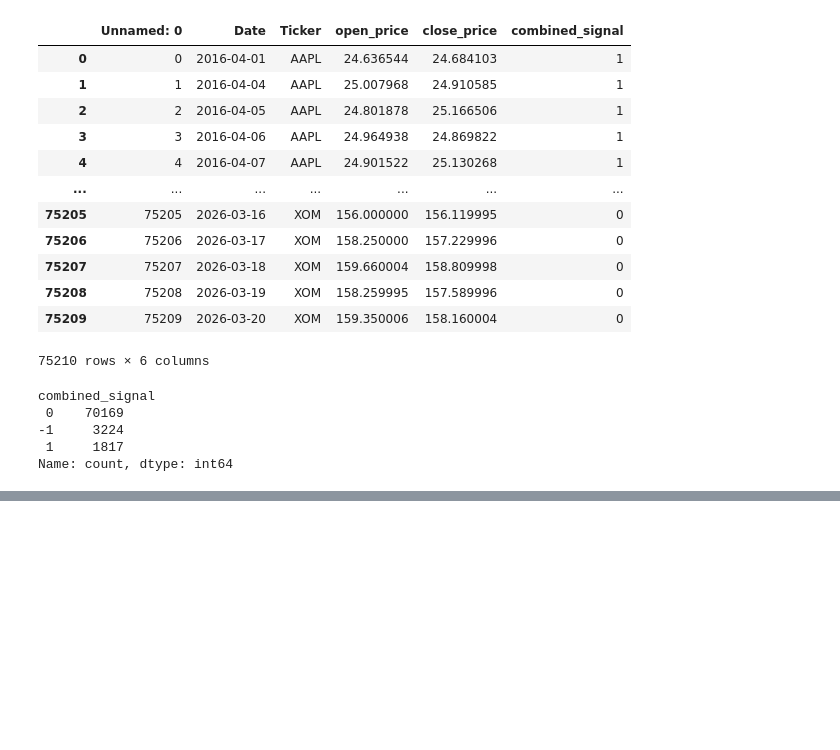
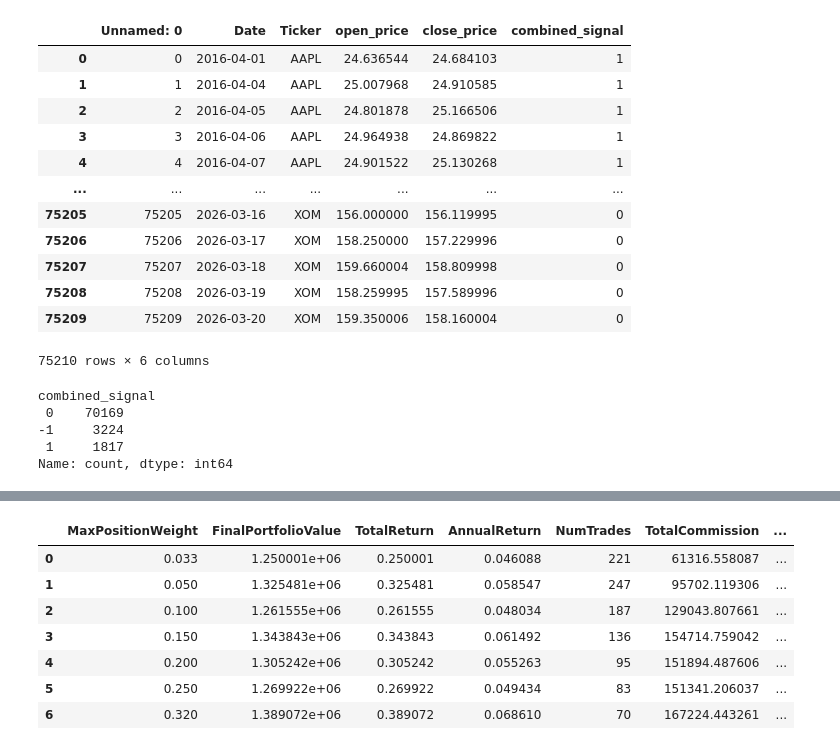
Before and after one commit to Kamend1/data_science_final_project, a Jupyter notebook: notebooks/1_4_signal_to_portfolio_influence_hypothesis_testing.ipynb, the cells around one changed output, grey strips where cells are left out. Cells and saved outputs as stored; diff of their text form; code cells hidden in the pictures; blank space fills up the shorter version.

```diff
--- a/notebooks/1_4_signal_to_portfolio_influence_hypothesis_testing.ipynb
+++ b/notebooks/1_4_signal_to_portfolio_influence_hypothesis_testing.ipynb
@@ -527,0 +335,96 @@ Equal weight annual return: 8.58%
+# %%
+# 1) target weights to test
+target_weights = np.array([0.033, 0.05, 0.10, 0.15, 0.20, 0.25, 0.32])
+risk_free_rate = 0.03
+summary_rows = []
+
+# optional: keep full outputs for each run if you want to inspect them later
+all_runs = {}
+
+for weight in target_weights:
+    daily_df, trade_log_df, final_positions, final_positions_df, final_portfolio_value = pf_test.backtest_signal_strategy(
+        df,
+        initial_capital=1_000_000,
+        annual_cash_rate=risk_free_rate,
+        buy_cost_multiplier=1.01,
+        sell_cost_multiplier=0.99,
+        max_position_weight=weight,
+        min_trade_dollars=1000,
+    )
+
+    # --- basic period stats ---
+    start_value = 1_000_000
+    n_days = len(daily_df)
+    n_years = n_days / 252  # trading-day convention
+
+    total_return = final_portfolio_value / start_value - 1
+    annual_return = (final_portfolio_value / start_value) ** (1 / n_years) - 1 if n_years > 0 else np.nan
+
+    # --- trading / commission ---
+    num_trades = len(trade_log_df)
+    total_commission = (trade_log_df["TradeValue"] * 0.01).sum() if not trade_log_df.empty else 0.0
+
+    # --- cash / exposure ---
+    avg_cash = daily_df["Cash"].mean()
+    daily_df = daily_df.copy()
+    daily_df["CashWeight"] = daily_df["Cash"] / daily_df["TotalPortfolioValue"]
+    avg_cash_weight = daily_df["CashWeight"].mean()
+    avg_invested_weight = 1 - avg_cash_weight
+
+    # --- portfolio volatility based on portfolio daily returns ---
+    portfolio_daily_std = daily_df["DailyReturn"].std()
+
+    # optional annualized vol
+    annualized_vol = portfolio_daily_std * np.sqrt(252)
+
+    # --- cash interest ---
+    total_cash_interest = daily_df["CashInterest"].sum()
+
+    # --- store row ---
+    summary_rows.append({
+        "MaxPositionWeight": weight,
+        "FinalPortfolioValue": final_portfolio_value,
+        "TotalReturn": total_return,
+        "AnnualReturn": annual_return,
+        "NumTrades": num_trades,
+        "TotalCommission": total_commission,
+        "AverageCash": avg_cash,
+        "AverageCashWeight": avg_cash_weight,
+        "AverageInvestedWeight": avg_invested_weight,
+        "PortfolioDailyStd": portfolio_daily_std,
+        "AnnualizedVolatility": annualized_vol,
+        "TotalCashInterest": total_cash_interest,
+    })
+
+    # optional: keep outputs
+    all_runs[weight] = {
+        "daily_df": daily_df,
+        "trade_log_df": trade_log_df,
+        "final_positions": final_positions,
+        "final_positions_df": final_positions_df,
+        "final_portfolio_value": final_portfolio_value,
+    }
+
+summary_df = pd.DataFrame(summary_rows).sort_values("MaxPositionWeight").reset_index(drop=True)
+
+summary_df["SharpeRatio"] = np.where(
+    summary_df["AnnualizedVolatility"] > 0,
+    (summary_df["AnnualReturn"] - risk_free_rate) / summary_df["AnnualizedVolatility"],
+    np.nan
+)
+
+summary_df["Sharpe_ExCash"] = (
+    (summary_df["AnnualReturn"] - risk_free_rate)
+    / summary_df["AnnualizedVolatility"]
+) / summary_df["AverageInvestedWeight"]
+
+summary_df
+# %% [output]
+|  | MaxPositionWeight | FinalPortfolioValue | TotalReturn | AnnualReturn | NumTrades | TotalCommission | ... |
+| 0 | 0.033 | 1.250001e+06 | 0.250001 | 0.046088 | 221 | 61316.558087 | ... |
+| 1 | 0.050 | 1.325481e+06 | 0.325481 | 0.058547 | 247 | 95702.119306 | ... |
+| 2 | 0.100 | 1.261555e+06 | 0.261555 | 0.048034 | 187 | 129043.807661 | ... |
+| 3 | 0.150 | 1.343843e+06 | 0.343843 | 0.061492 | 136 | 154714.759042 | ... |
+| 4 | 0.200 | 1.305242e+06 | 0.305242 | 0.055263 | 95 | 151894.487606 | ... |
+| 5 | 0.250 | 1.269922e+06 | 0.269922 | 0.049434 | 83 | 151341.206037 | ... |
+| 6 | 0.320 | 1.389072e+06 | 0.389072 | 0.068610 | 70 | 167224.443261 | ... |
```
Also changed, not shown: parts of 12 cells of this notebook, 2 other files.
